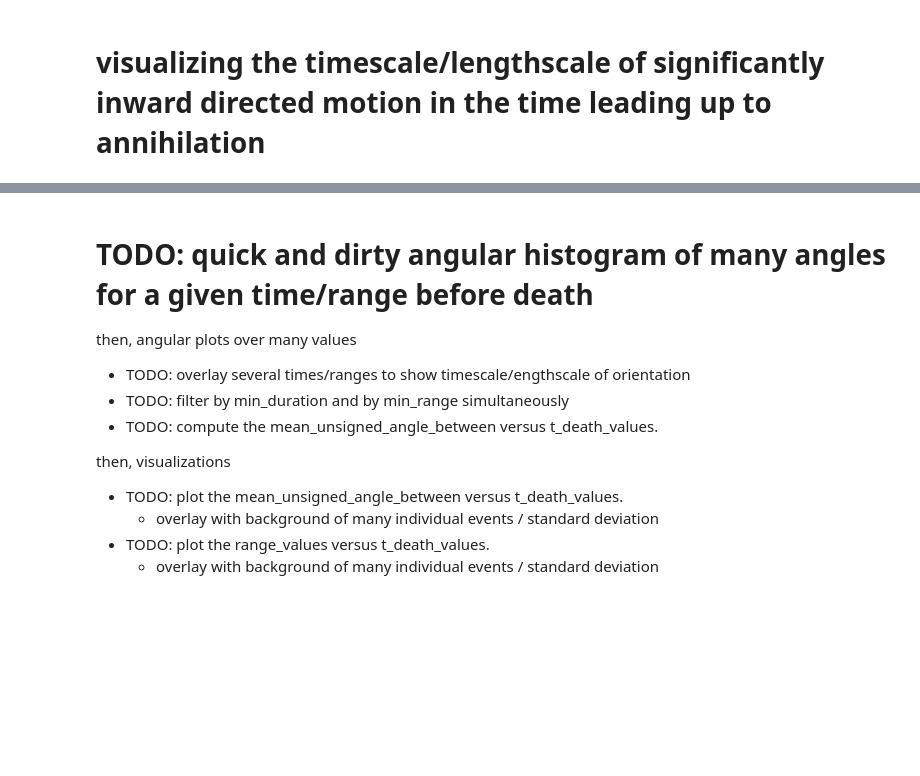
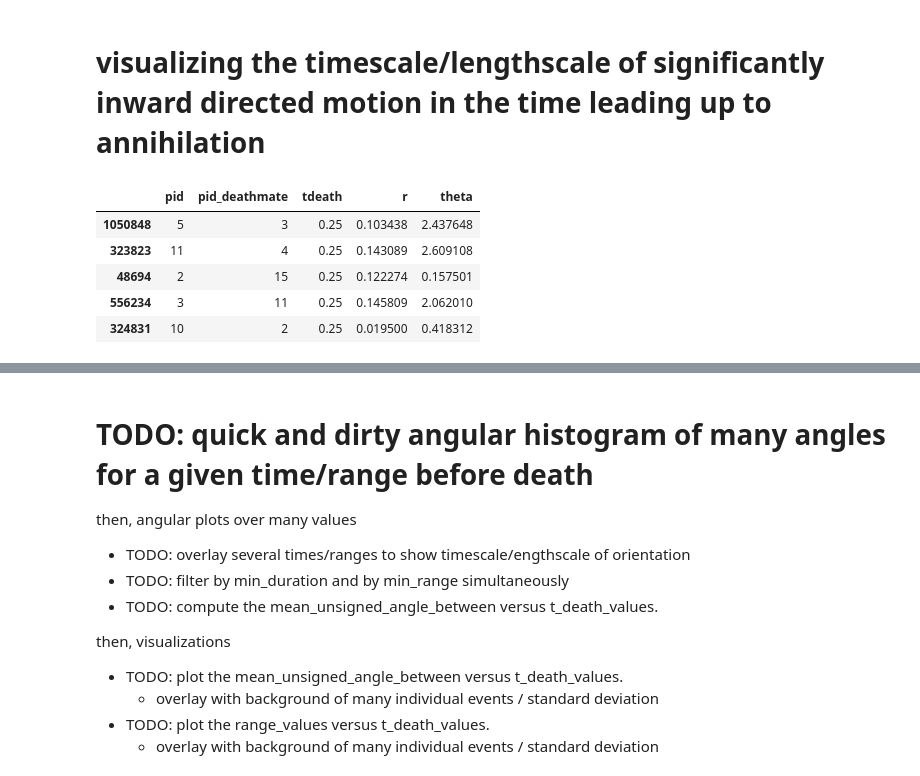
Before and after one commit to timtyree/care, a Jupyter notebook: notebooks/Measuring Average Forces between Spiral Tips.ipynb, the cells around one changed output, grey strips where cells are left out. Saved outputs shown, nothing was run; the diff lists cells and outputs as text; code cells hidden in the pictures; blank space fills up the shorter version.

```diff
--- a/notebooks/Measuring Average Forces between Spiral Tips.ipynb
+++ b/notebooks/Measuring Average Forces between Spiral Tips.ipynb
@@ -97,3 +102,14 @@ OR
 - and then save individual annihilation events at a high time resolution
 # %% [markdown]
 # visualizing the timescale/lengthscale of significantly inward directed motion in the time leading up to annihilation
+# %%
+df=pd.read_csv(input_fn)
+df.sort_values('tdeath',ascending=True,inplace=True)
+df.head()
+# %% [output]
+|  | pid | pid_deathmate | tdeath | r | theta |
+| 1050848 | 5 | 3 | 0.25 | 0.103438 | 2.437648 |
+| 323823 | 11 | 4 | 0.25 | 0.143089 | 2.609108 |
+| 48694 | 2 | 15 | 0.25 | 0.122274 | 0.157501 |
+| 556234 | 3 | 11 | 0.25 | 0.145809 | 2.062010 |
+| 324831 | 10 | 2 | 0.25 | 0.019500 | 0.418312 |
```
Also changed, not shown: parts of 9 cells of this notebook, 3 other files.
